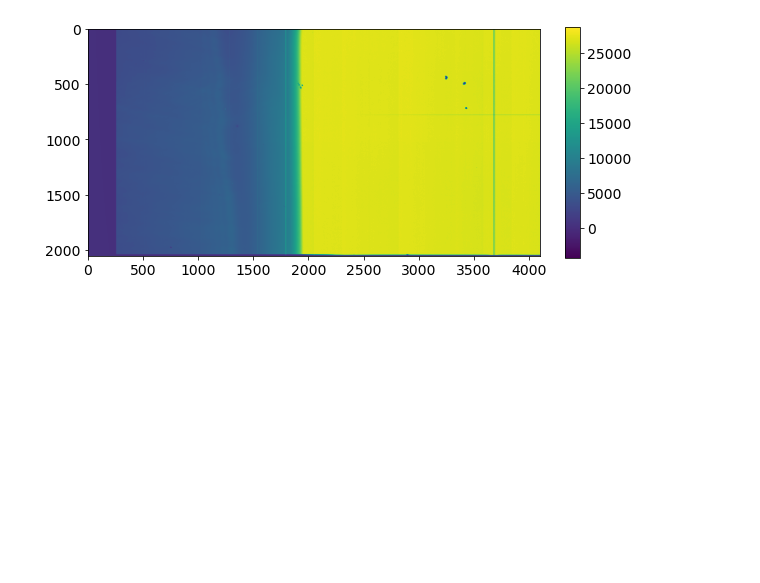
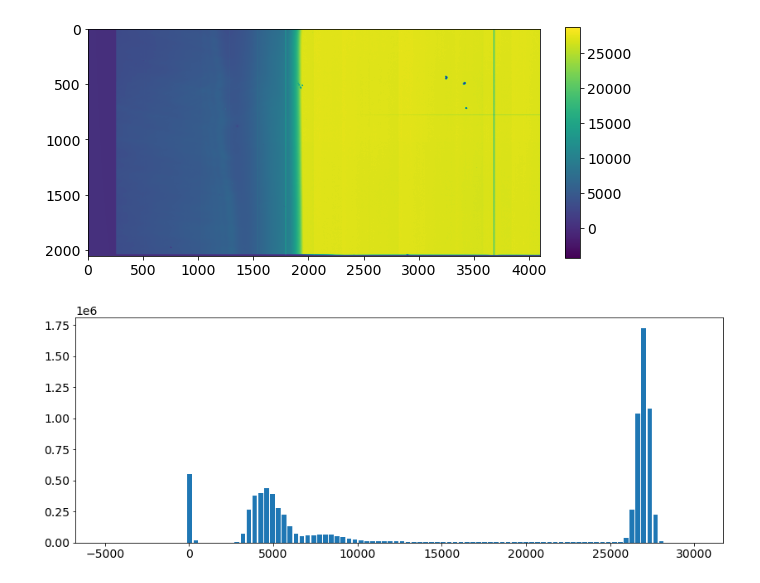
Before and after one commit to uvex-mission/cmost-analysis, a Jupyter notebook: notebooks/20210122_View_CMOST_image_OLD.ipynb, the cells around one changed output. Drawn from its saved outputs; the diff is of its cells as text; code cells hidden in the pictures; blank space fills up the shorter version.

```diff
--- a/View CMOST Image.ipynb
+++ b/notebooks/20210122_View_CMOST_image_OLD.ipynb
@@ -1,16 +1,19 @@
 # %%
+import sys
+sys.path.append('..')
+from cmost_image import open_cmost_file, get_corrected_level
+
 import numpy as np
 import matplotlib
 import matplotlib.pyplot as plt
-from cmost_image import open_cmost_file, get_corrected_level
 
 font = {'size' : 14, 'family' : 'sans-serif'}
 matplotlib.rc('font', **font)
 
-cmost_dir = './local_data'
+cmost_dir = '../data'
 # %%
 # Display cmost001_20201007031546.fits raw frame
-frames, ro_mode, date, exp_time, voltage, temp = open_cmost_file('{}/cmost001_20201007031546.fits'.format(cmost_dir))
+frames, ro_mode, date, exp_time, voltage, temp = open_cmost_file('{}/100720/cmost001_20201007031546.fits'.format(cmost_dir))
 print('Exposure time: {} ms\nReadout mode: {}\nLED voltage: {} V\nDate: {}'.format(exp_time,ro_mode,voltage,date))
 
 plt.figure(figsize=[16,5])
@@ -35,3 +38,14 @@ plt.show()
 plt.close()
 # %% [output]
 [figure]
+# %%
+# Histogram of pixel values
+hist, bin_edges = np.histogram(corrected_level, bins=100, range=(-5000,30000))
+# %%
+# Histogram of pixel values
+plt.figure(figsize=[14,5])
+plt.bar(bin_edges[:-1],hist,width=0.8*(bin_edges[1]-bin_edges[0]),align="edge")
+plt.show()
+plt.close()
+# %% [output]
+[figure, added]
```
Also changed, not shown: 7 other files.
